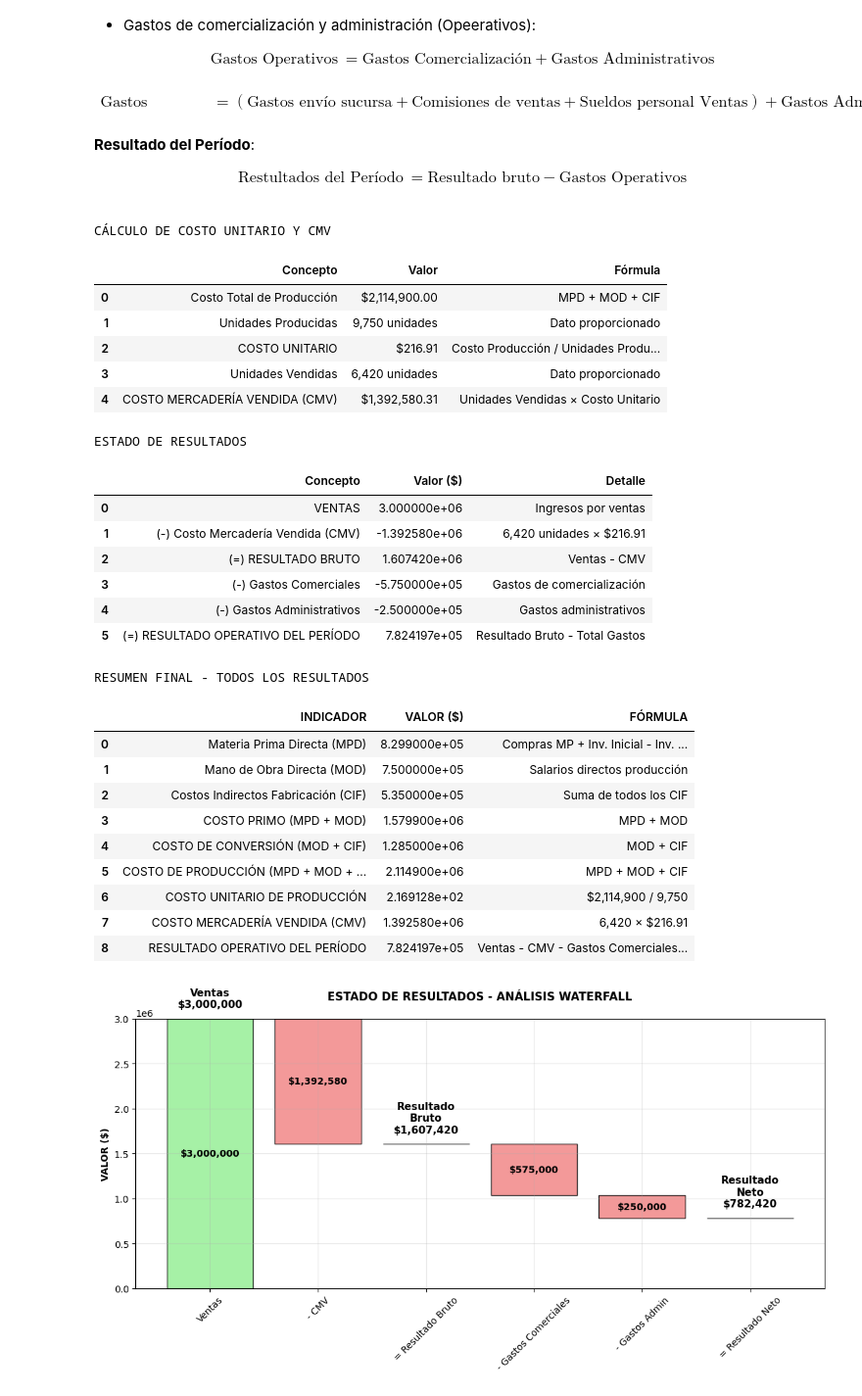
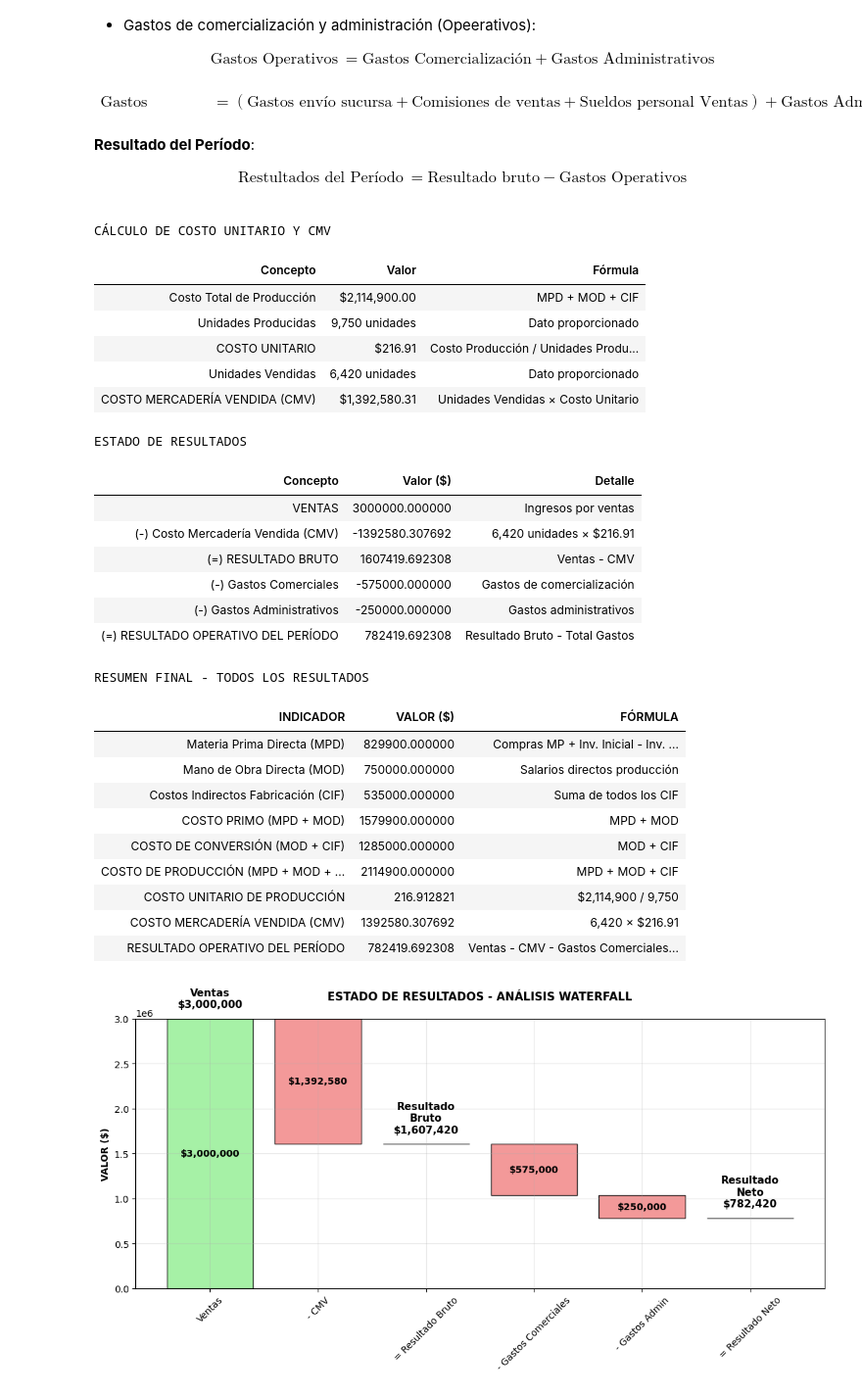
Before and after one commit to licette32/calculo-costos-rendimientos-2025, a Jupyter notebook: Parte-B/5B-costos.ipynb, the cells around one changed output. Shown: that part at 98% size. Cells and saved outputs as stored; diff of their text form; code cells hidden in the pictures.

```diff
--- a/Parte-B/5B-costos.ipynb
+++ b/Parte-B/5B-costos.ipynb
@@ -430,15 +431,15 @@ def calcular_costo_unitario_cmv():
 
 costo_unitario, cmv, df_costo_unitario = calcular_costo_unitario_cmv()
 print("CÁLCULO DE COSTO UNITARIO Y CMV")
-display(df_costo_unitario)
+display(df_costo_unitario.style.hide(axis="index"))
 # %% [output]
 CÁLCULO DE COSTO UNITARIO Y CMV
-|  | Concepto | Valor | Fórmula |
-| 0 | Costo Total de Producción | $2,114,900.00 | MPD + MOD + CIF |
-| 1 | Unidades Producidas | 9,750 unidades | Dato proporcionado |
-| 2 | COSTO UNITARIO | $216.91 | Costo Producción / Unidades Produ... |
-| 3 | Unidades Vendidas | 6,420 unidades | Dato proporcionado |
-| 4 | COSTO MERCADERÍA VENDIDA (CMV) | $1,392,580.31 | Unidades Vendidas × Costo Unitario |
+| Concepto | Valor | Fórmula |
+| Costo Total de Producción | $2,114,900.00 | MPD + MOD + CIF |
+| Unidades Producidas | 9,750 unidades | Dato proporcionado |
+| COSTO UNITARIO | $216.91 | Costo Producción / Unidades Produ... |
+| Unidades Vendidas | 6,420 unidades | Dato proporcionado |
+| COSTO MERCADERÍA VENDIDA (CMV) | $1,392,580.31 | Unidades Vendidas × Costo Unitario |
 # %%
 # Función para calcular Resultado del Período
 def calcular_resultado_periodo():
@@ -482,16 +483,16 @@ def calcular_resultado_periodo():
 
 resultado_operativo, df_estado_resultados = calcular_resultado_periodo()
 print("ESTADO DE RESULTADOS")
-display(df_estado_resultados)
+display(df_estado_resultados.style.hide(axis="index"))
 # %% [output]
 ESTADO DE RESULTADOS
-|  | Concepto | Valor ($) | Detalle |
-| 0 | VENTAS | 3.000000e+06 | Ingresos por ventas |
-| 1 | (-) Costo Mercadería Vendida (CMV) | -1.392580e+06 | 6,420 unidades × $216.91 |
-| 2 | (=) RESULTADO BRUTO | 1.607420e+06 | Ventas - CMV |
-| 3 | (-) Gastos Comerciales | -5.750000e+05 | Gastos de comercialización |
-| 4 | (-) Gastos Administrativos | -2.500000e+05 | Gastos administrativos |
-| 5 | (=) RESULTADO OPERATIVO DEL PERÍODO | 7.824197e+05 | Resultado Bruto - Total Gastos |
+| Concepto | Valor ($) | Detalle |
+| VENTAS | 3000000.000000 | Ingresos por ventas |
+| (-) Costo Mercadería Vendida (CMV) | -1392580.307692 | 6,420 unidades × $216.91 |
+| (=) RESULTADO BRUTO | 1607419.692308 | Ventas - CMV |
+| (-) Gastos Comerciales | -575000.000000 | Gastos de comercialización |
+| (-) Gastos Administrativos | -250000.000000 | Gastos administrativos |
+| (=) RESULTADO OPERATIVO DEL PERÍODO | 782419.692308 | Resultado Bruto - Total Gastos |
 # %%
 # Función para resumen final
 def crear_resumen_final():
@@ -504,44 +505,44 @@ def crear_resumen_final():
             'COSTO PRIMO (MPD + MOD)',
             'COSTO DE CONVERSIÓN (MOD + CIF)',
             'COSTO DE PRODUCCIÓN (MPD + MOD + CIF)',
             'COSTO UNITARIO DE PRODUCCIÓN',
             'COSTO MERCADERÍA VENDIDA (CMV)',
             'RESULTADO OPERATIVO DEL PERÍODO'
         ],
         'VALOR ($)': [
             mpd, mod, cif, costo_primo, costo_conversion,
             costo_produccion, costo_unitario, cmv, resultado_operativo
         ],
         'FÓRMULA': [
             'Compras MP + Inv. Inicial - Inv. Final',
             'Salarios directos producción',
             'Suma de todos los CIF',
             'MPD + MOD',
             'MOD + CIF',
             'MPD + MOD + CIF',
             f'${costo_produccion:,.0f} / {unidades["producidas"]:,}',
             f'{unidades["vendidas"]:,} × ${costo_unitario:,.2f}',
             'Ventas - CMV - Gastos Comerciales - Gastos Administrativos'
         ]
     })
 
     return df_resumen
 
 df_resumen_final = crear_resumen_final()
 print("RESUMEN FINAL - TODOS LOS RESULTADOS")
-display(df_resumen_final)
+display(df_resumen_final.style.hide(axis="index"))
 # %% [output]
 RESUMEN FINAL - TODOS LOS RESULTADOS
-|  | INDICADOR | VALOR ($) | FÓRMULA |
-| 0 | Materia Prima Directa (MPD) | 8.299000e+05 | Compras MP + Inv. Inicial - Inv. ... |
-| 1 | Mano de Obra Directa (MOD) | 7.500000e+05 | Salarios directos producción |
-| 2 | Costos Indirectos Fabricación (CIF) | 5.350000e+05 | Suma de todos los CIF |
-| 3 | COSTO PRIMO (MPD + MOD) | 1.579900e+06 | MPD + MOD |
-| 4 | COSTO DE CONVERSIÓN (MOD + CIF) | 1.285000e+06 | MOD + CIF |
-| 5 | COSTO DE PRODUCCIÓN (MPD + MOD + ... | 2.114900e+06 | MPD + MOD + CIF |
-| 6 | COSTO UNITARIO DE PRODUCCIÓN | 2.169128e+02 | $2,114,900 / 9,750 |
-| 7 | COSTO MERCADERÍA VENDIDA (CMV) | 1.392580e+06 | 6,420 × $216.91 |
-| 8 | RESULTADO OPERATIVO DEL PERÍODO | 7.824197e+05 | Ventas - CMV - Gastos Comerciales... |
+| INDICADOR | VALOR ($) | FÓRMULA |
+| Materia Prima Directa (MPD) | 829900.000000 | Compras MP + Inv. Inicial - Inv. ... |
+| Mano de Obra Directa (MOD) | 750000.000000 | Salarios directos producción |
+| Costos Indirectos Fabricación (CIF) | 535000.000000 | Suma de todos los CIF |
+| COSTO PRIMO (MPD + MOD) | 1579900.000000 | MPD + MOD |
+| COSTO DE CONVERSIÓN (MOD + CIF) | 1285000.000000 | MOD + CIF |
+| COSTO DE PRODUCCIÓN (MPD + MOD + ... | 2114900.000000 | MPD + MOD + CIF |
+| COSTO UNITARIO DE PRODUCCIÓN | 216.912821 | $2,114,900 / 9,750 |
+| COSTO MERCADERÍA VENDIDA (CMV) | 1392580.307692 | 6,420 × $216.91 |
+| RESULTADO OPERATIVO DEL PERÍODO | 782419.692308 | Ventas - CMV - Gastos Comerciales... |
 # %%
 # Waterfall Chart del Estado de Resultados
 fig, ax = plt.subplots(figsize=(11, 6))
```
Also changed, not shown: parts of 6 cells of this notebook, 1 other file.
